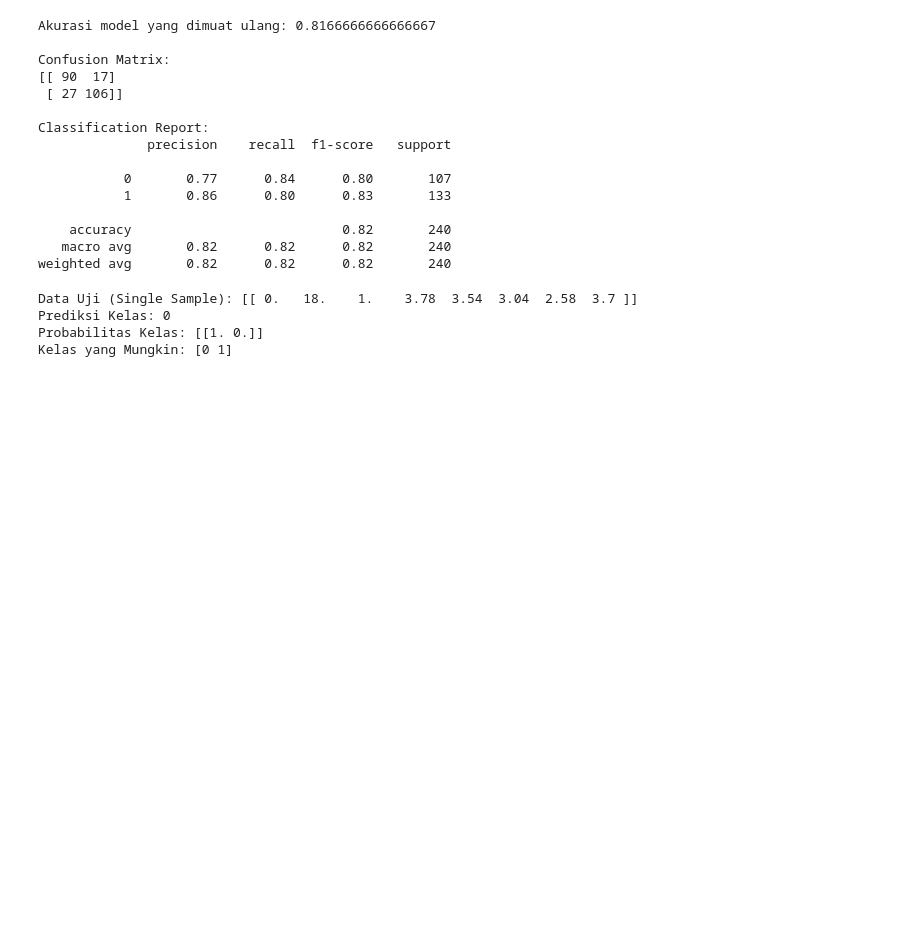
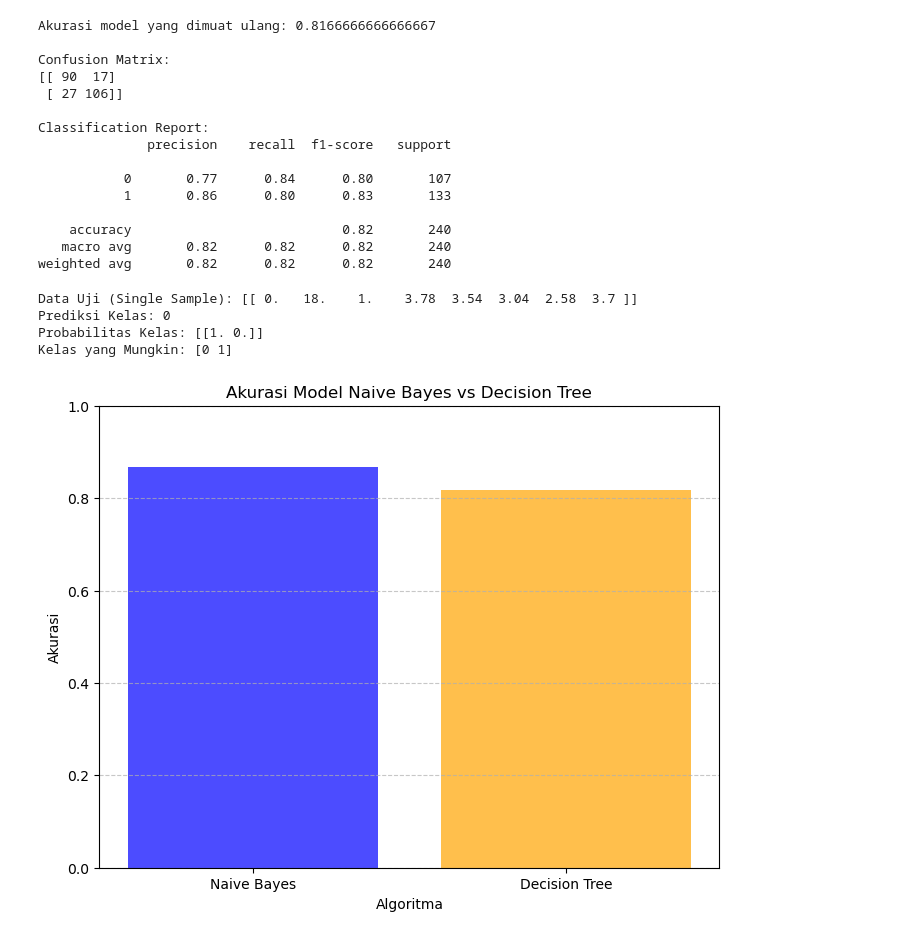
Before and after one commit to arieldcc/status_mhs, a Jupyter notebook: klasifikasi-mhs-NB&DT.ipynb, the cells around one changed output. Drawn from its saved outputs; the diff is of its cells as text; code cells hidden in the pictures; blank space fills up the shorter version.

```diff
--- a/klasifikasi-mhs-NB&DT.ipynb
+++ b/klasifikasi-mhs-NB&DT.ipynb
@@ -565,3 +582,23 @@ Data Uji (Single Sample): [[ 0.   18.    1.    3.78  3.54  3.04  2.58  3.7 ]]
 Prediksi Kelas: 0
 Probabilitas Kelas: [[1. 0.]]
 Kelas yang Mungkin: [0 1]
+# %%
+# Akurasi dari algoritma
+accuracy_scores = {
+    "Naive Bayes": accuracy_nb,
+    "Decision Tree": accuracy_dt
+}
+
+# Visualisasi hasil akurasi
+import matplotlib.pyplot as plt
+
+plt.figure(figsize=(8, 6))
+plt.bar(accuracy_scores.keys(), accuracy_scores.values(), color=['blue', 'orange'], alpha=0.7)
+plt.title("Akurasi Model Naive Bayes vs Decision Tree")
+plt.xlabel("Algoritma")
+plt.ylabel("Akurasi")
+plt.ylim(0, 1)  # Akurasi berada pada skala 0-1
+plt.grid(axis='y', linestyle='--', alpha=0.7)
+plt.show()
+# %% [output]
+[figure, added]
```
Also changed, not shown: parts of 3 cells of this notebook, 3 other files.
